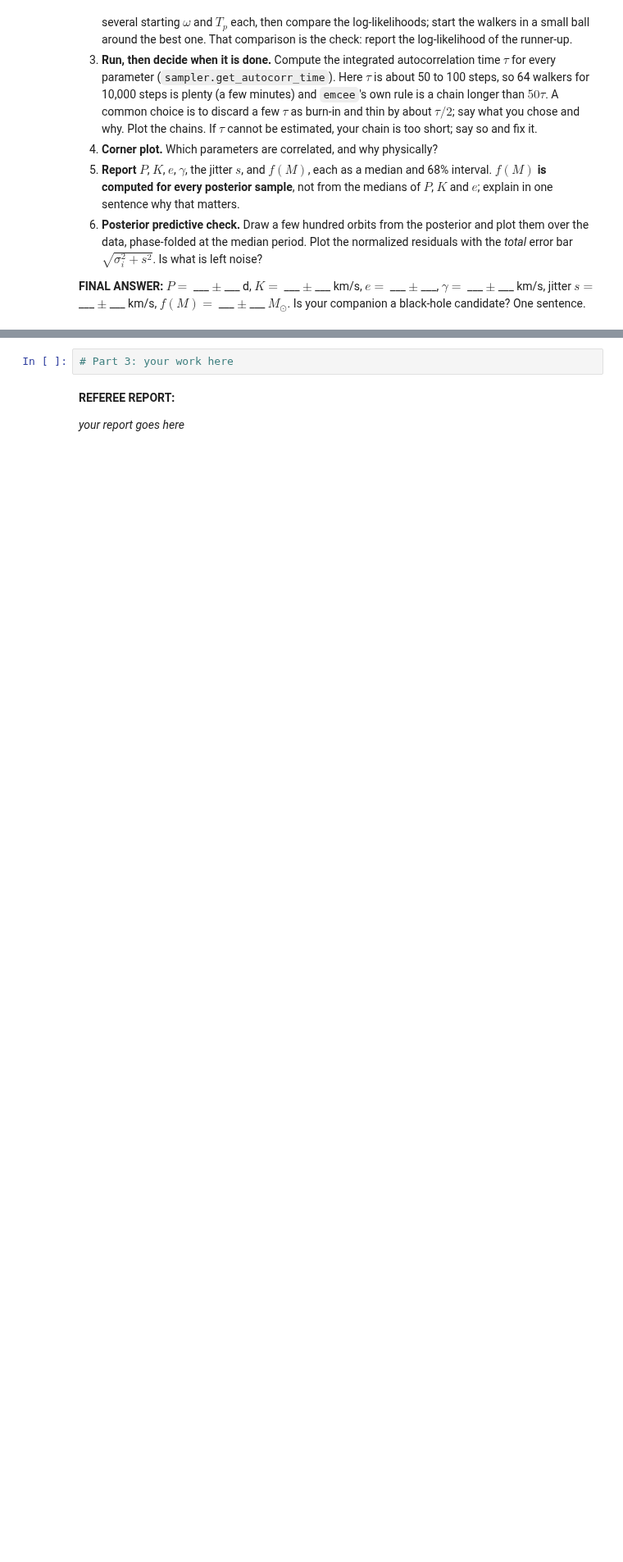
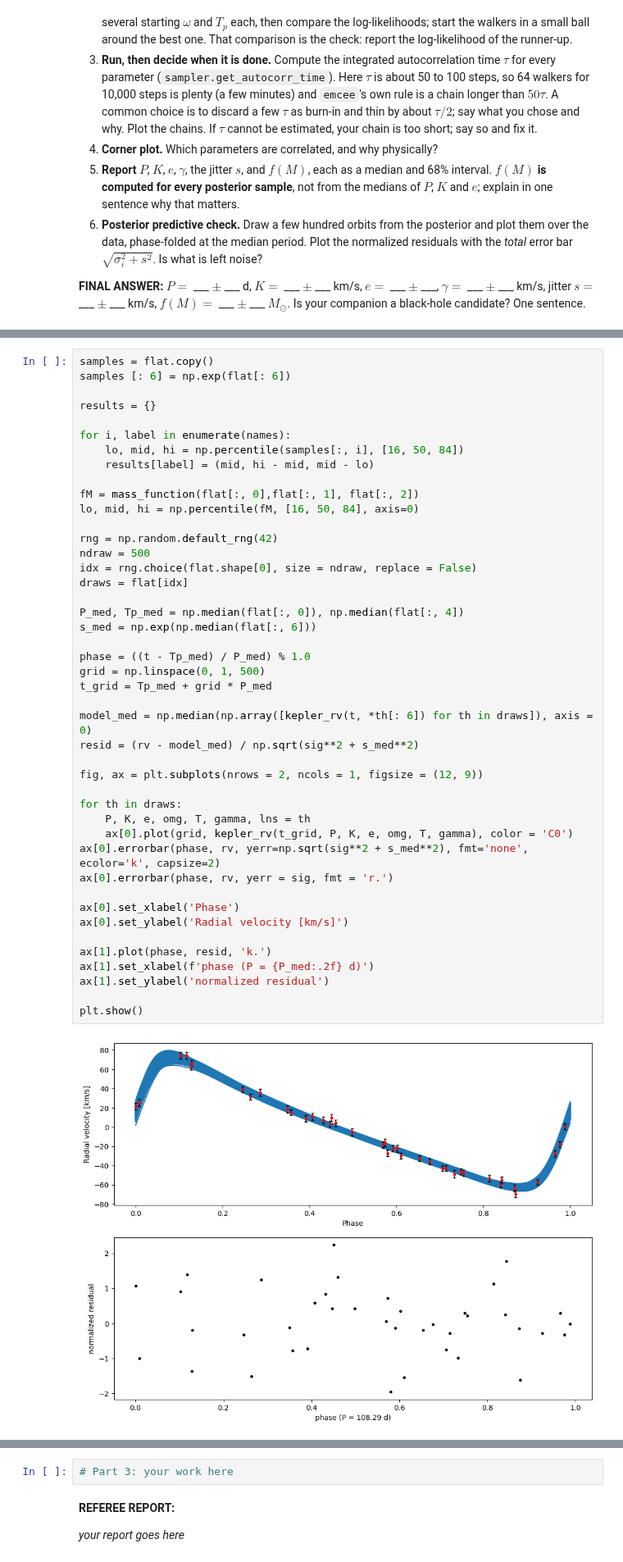
Before and after one commit to andrewtsteves/ast457_2026_Fall, a Jupyter notebook: submissions/asteves2/lab05.ipynb, the cells around one changed output, grey strips where cells are left out. Shown at 82% size. Saved outputs shown, nothing was run; the diff lists cells and outputs as text; blank space fills up the shorter version.

```diff
--- a/submissions/asteves2/lab05.ipynb
+++ b/submissions/asteves2/lab05.ipynb
@@ -122,0 +274,46 @@ constant once $s$ is a parameter). You will need to:
+# %%
+samples = flat.copy()
+samples [: 6] = np.exp(flat[: 6])
+
+results = {}
+
+for i, label in enumerate(names):
+    lo, mid, hi = np.percentile(samples[:, i], [16, 50, 84])
+    results[label] = (mid, hi - mid, mid - lo)
+
+fM = mass_function(flat[:, 0],flat[:, 1], flat[:, 2])
+lo, mid, hi = np.percentile(fM, [16, 50, 84], axis=0)
+
+rng = np.random.default_rng(42)
+ndraw = 500
+idx = rng.choice(flat.shape[0], size = ndraw, replace = False)
+draws = flat[idx]
+
+P_med, Tp_med = np.median(flat[:, 0]), np.median(flat[:, 4])
+s_med = np.exp(np.median(flat[:, 6]))
+
+phase = ((t - Tp_med) / P_med) % 1.0
+grid = np.linspace(0, 1, 500)
+t_grid = Tp_med + grid * P_med
+
+model_med = np.median(np.array([kepler_rv(t, *th[: 6]) for th in draws]), axis = 0)
+resid = (rv - model_med) / np.sqrt(sig**2 + s_med**2)
+
+fig, ax = plt.subplots(nrows = 2, ncols = 1, figsize = (12, 9))
+
+for th in draws:
+    P, K, e, omg, T, gamma, lns = th
+    ax[0].plot(grid, kepler_rv(t_grid, P, K, e, omg, T, gamma), color = 'C0')
+ax[0].errorbar(phase, rv, yerr=np.sqrt(sig**2 + s_med**2), fmt='none', ecolor='k', capsize=2)
+ax[0].errorbar(phase, rv, yerr = sig, fmt = 'r.')
+
+ax[0].set_xlabel('Phase')
+ax[0].set_ylabel('Radial velocity [km/s]')
+
+ax[1].plot(phase, resid, 'k.')
+ax[1].set_xlabel(f'phase (P = {P_med:.2f} d)')
+ax[1].set_ylabel('normalized residual')
+
+plt.show()
+# %% [output]
+[figure, added]
```
Also changed, not shown: parts of 9 cells of this notebook.
